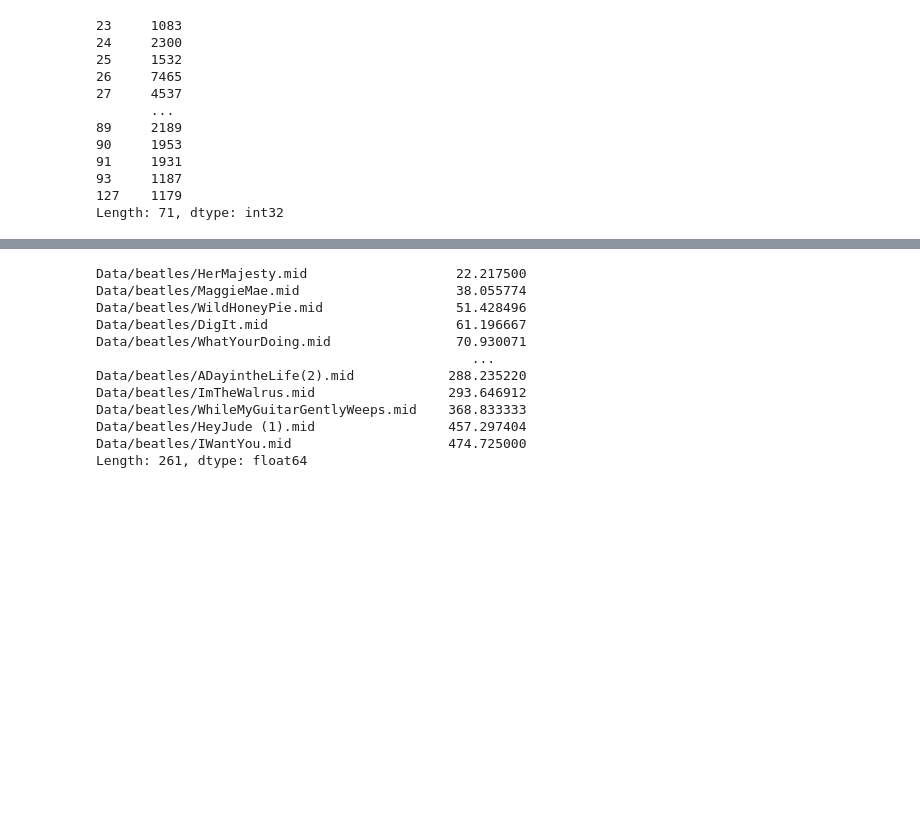
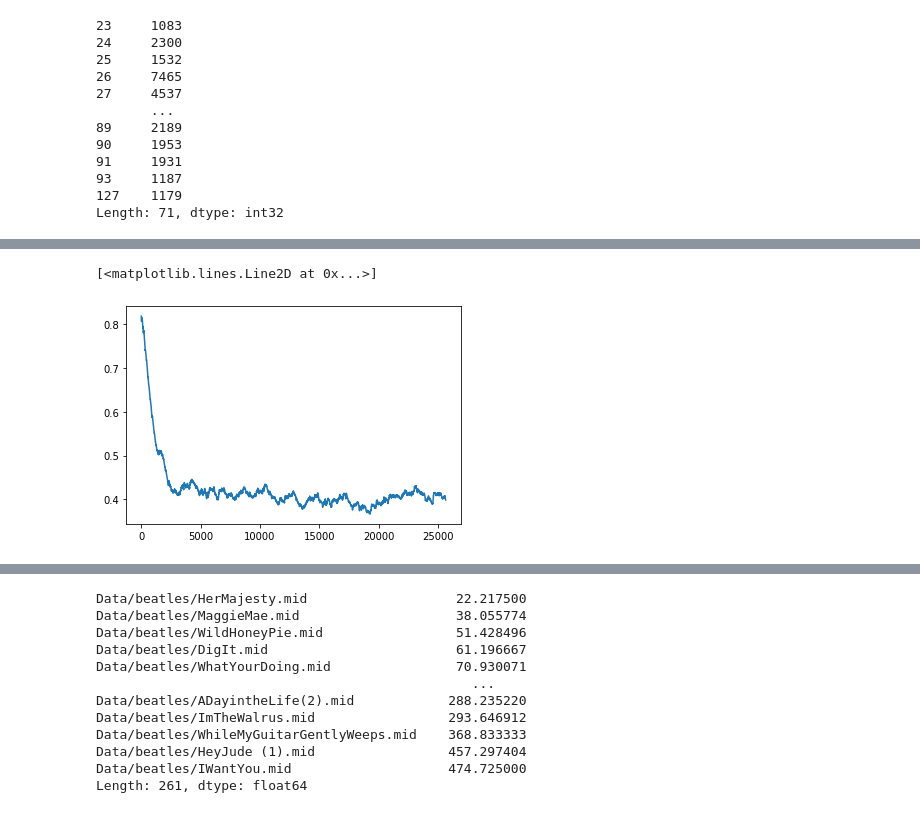
Before and after one commit to vdarsel/DD2424_project, a Jupyter notebook: processing.ipynb, the cells around one changed output, grey strips where cells are left out. Cells and saved outputs as stored; diff of their text form; code cells hidden in the pictures; blank space fills up the shorter version.

```diff
--- a/processing.ipynb
+++ b/processing.ipynb
@@ -77,3 +74,3 @@ RNN = RNN_music(23,93,120)
 # %%
-loss_arr, music_arr = Adam(RNN,path_file_array,5.0,3,0.01)
+loss_arr, music_arr = Adam_one_file(RNN,"Modified_data/yesterday.mid",5.0,200,0.01)
 # %% [output]
@@ -80,0 +94,5 @@ After 100 updates, loss: 0.771369659861839
+# %%
+plt.plot(loss_arr)
+# %% [output]
+[<matplotlib.lines.Line2D at 0x...>]
+[figure, added]
```
Also changed, not shown: parts of 27 cells of this notebook, 4 other files.
